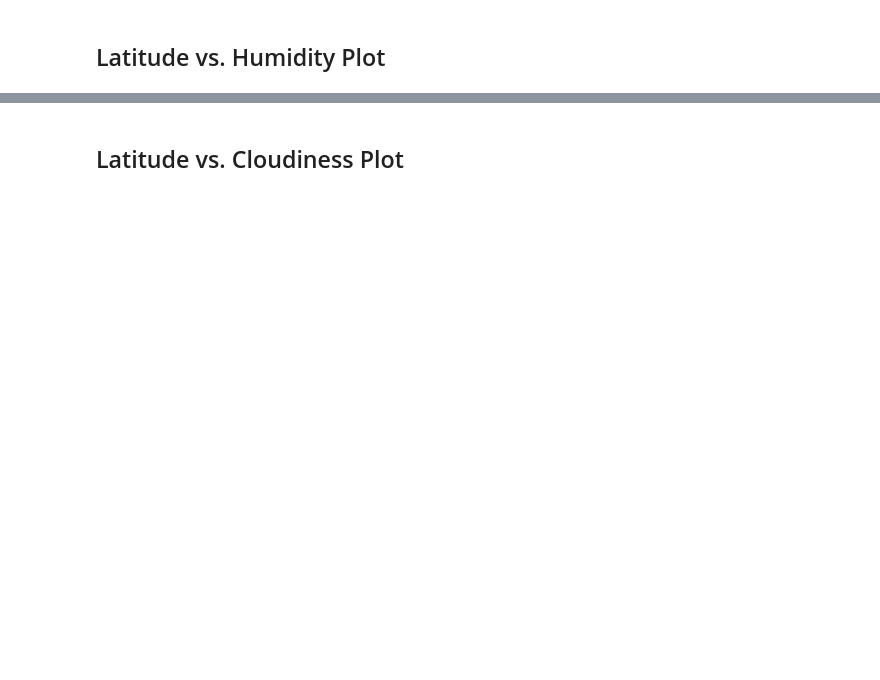
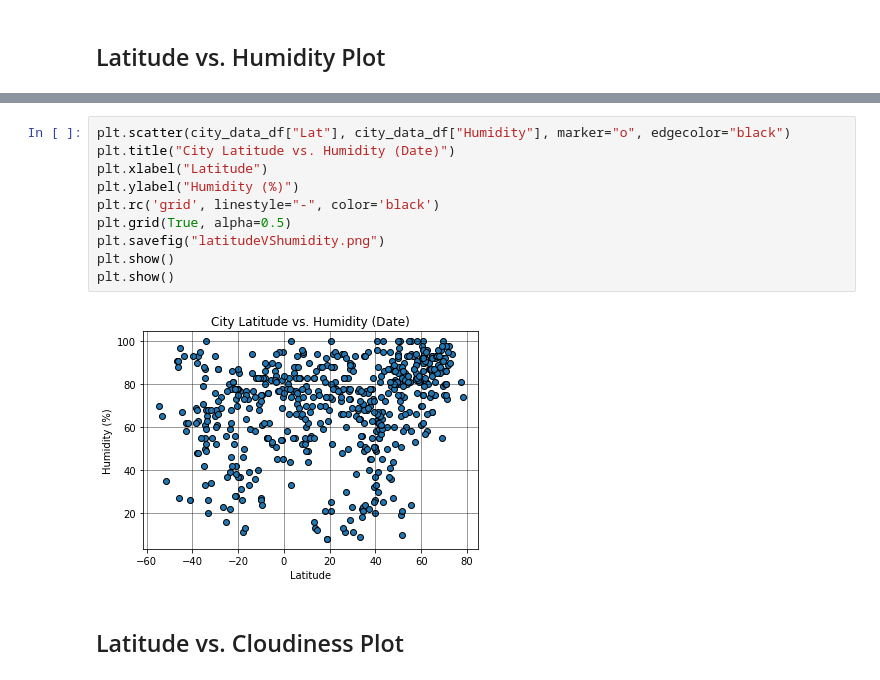
Before and after one commit to LeeProut/python-api-challenge, a Jupyter notebook: WeatherPy/WeatherPy.ipynb, the cells around one changed output, grey strips where cells are left out. Saved outputs shown, nothing was run; the diff lists cells and outputs as text; blank space fills up the shorter version.

```diff
--- a/WeatherPy/WeatherPy.ipynb
+++ b/WeatherPy/WeatherPy.ipynb
@@ -142,2 +214,14 @@ Int64Index([], dtype='int64')
+# %%
+plt.scatter(city_data_df["Lat"], city_data_df["Humidity"], marker="o", edgecolor="black")
+plt.title("City Latitude vs. Humidity (Date)")
+plt.xlabel("Latitude")
+plt.ylabel("Humidity (%)")
+plt.rc('grid', linestyle="-", color='black')
+plt.grid(True, alpha=0.5)
+plt.savefig("latitudeVShumidity.png")
+plt.show()
+plt.show()
+# %% [output]
+[figure, added]
 # %% [markdown]
 ## Latitude vs. Cloudiness Plot
```
Also changed, not shown: parts of 25 cells of this notebook, 5 other files.
